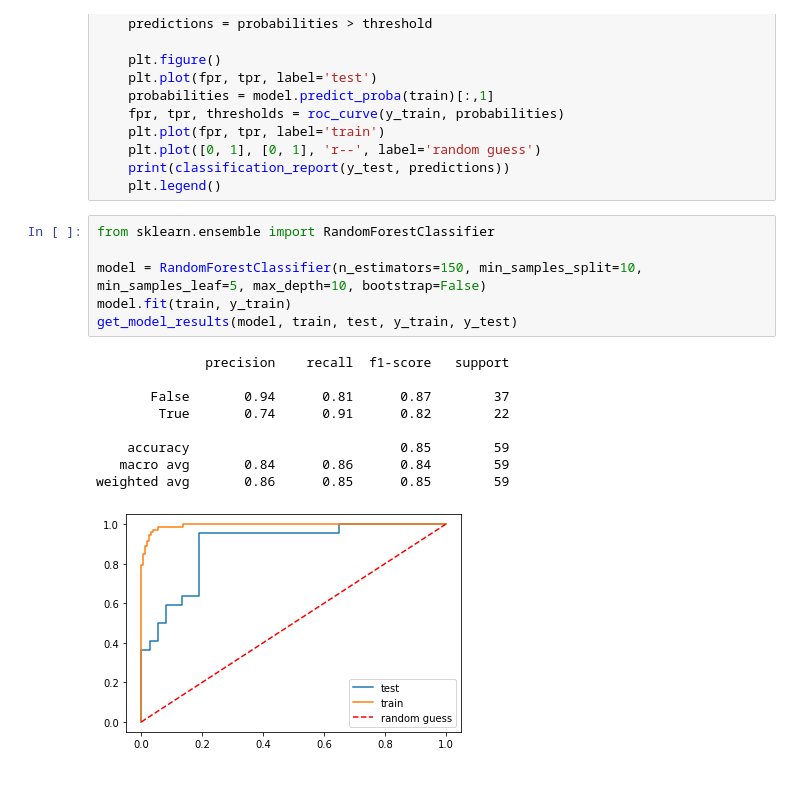
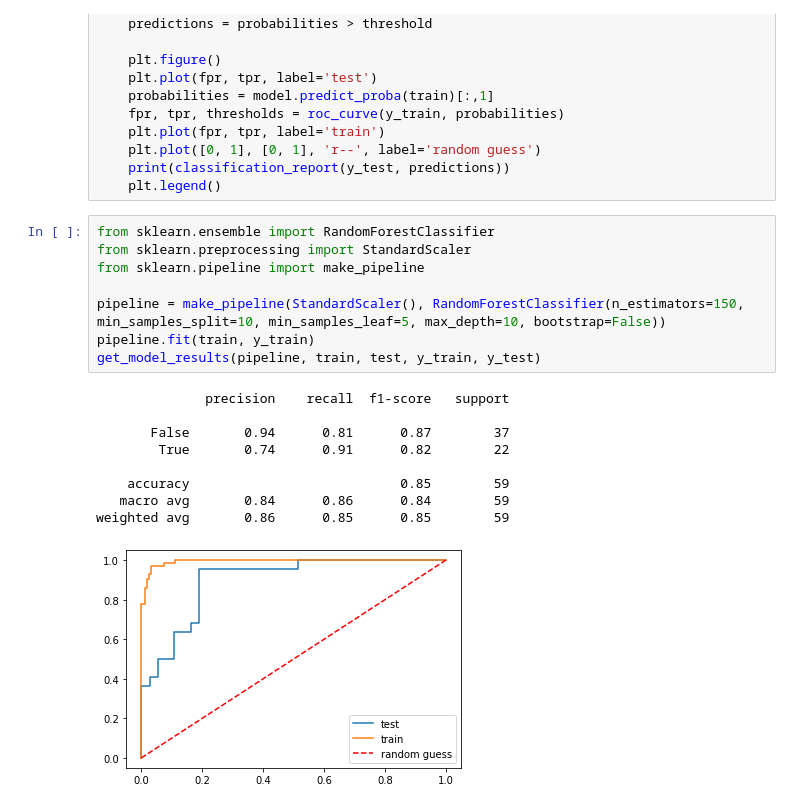
Before and after one commit to belea7/Heart_Failure_Survival_Prediction, a Jupyter notebook: Predict Heart Failure Survival.ipynb, the cells around one changed output. Cells and saved outputs as stored; diff of their text form.

```diff
--- a/Predict Heart Failure Survival.ipynb
+++ b/Predict Heart Failure Survival.ipynb
@@ -403,17 +437,19 @@ def get_model_results(model, train, test, y_train, y_test):
     plt.legend()
 # %%
 from sklearn.ensemble import RandomForestClassifier
+from sklearn.preprocessing import StandardScaler
+from sklearn.pipeline import make_pipeline
 
-model = RandomForestClassifier(n_estimators=150, min_samples_split=10, min_samples_leaf=5, max_depth=10, bootstrap=False)
-model.fit(train, y_train)
-get_model_results(model, train, test, y_train, y_test)
+pipeline = make_pipeline(StandardScaler(), RandomForestClassifier(n_estimators=150, min_samples_split=10, min_samples_leaf=5, max_depth=10, bootstrap=False))
+pipeline.fit(train, y_train)
+get_model_results(pipeline, train, test, y_train, y_test)
 # %% [output]
               precision    recall  f1-score   support
 
        False       0.94      0.81      0.87        37
         True       0.74      0.91      0.82        22
 
     accuracy                           0.85        59
    macro avg       0.84      0.86      0.84        59
 weighted avg       0.86      0.85      0.85        59
-[figure, old version]
+[figure, new version]
```
Also changed, not shown: parts of 9 cells of this notebook.
